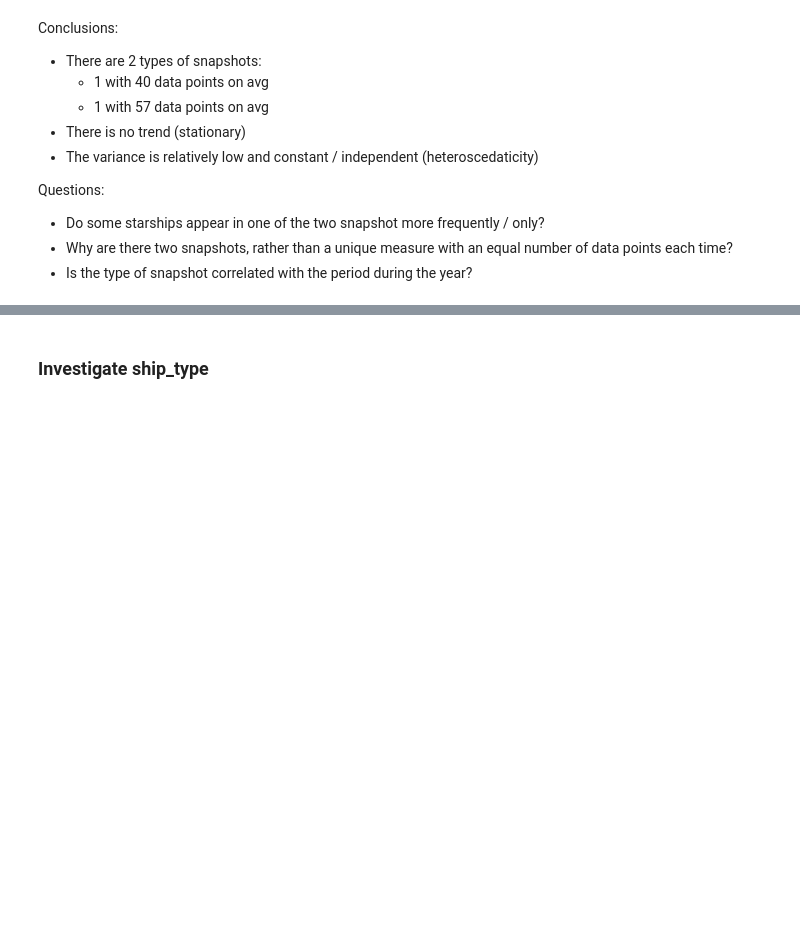
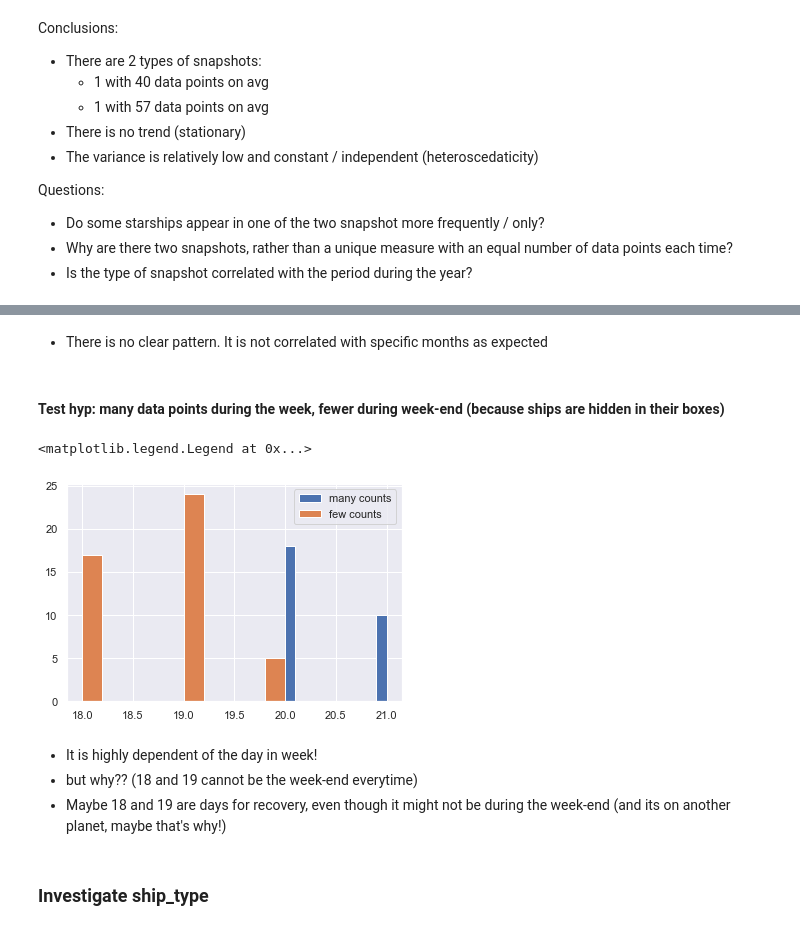
Before and after one commit to AlexisBogroff/geo_challenge, a Jupyter notebook: part_3_2_eda_exploration.ipynb, the cells around one changed output, grey strips where cells are left out. Cells and saved outputs as stored; diff of their text form; code cells hidden in the pictures; blank space fills up the shorter version.

```diff
--- a/part_3_2_eda_exploration.ipynb
+++ b/part_3_2_eda_exploration.ipynb
@@ -90,0 +109,17 @@ of data points each time?
+# %% [markdown]
+- There is no clear pattern. It is not correlated with specific months as expected
+# %% [markdown]
+#### Test hyp: many data points during the week, fewer during week-end (because ships are hidden in their boxes)
+# %%
+COUNT_LIMIT = 50
+
+day_many = counts_by_date[ma_many_ships].index.day
+plt.hist(day_many)
+
+day_few = counts_by_date[ma_few_ships].index.day
+plt.hist(day_few)
+
+plt.legend(['many counts', 'few counts'])
+# %% [output]
+<matplotlib.legend.Legend at 0x...>
+[figure, added]
@@ -91,3 +129,7 @@ of data points each time?
+# %% [markdown]
+- It is highly dependent of the day in week!
+- but why?? (18 and 19 cannot be the week-end everytime)
+- Maybe 18 and 19 are days for recovery, even though it might not be during the week-end (and its on another planet, maybe that's why!)
 # %% [markdown]
 ### Investigate ship_type
 # %% [markdown]
```
Also changed, not shown: parts of 4 cells of this notebook.
